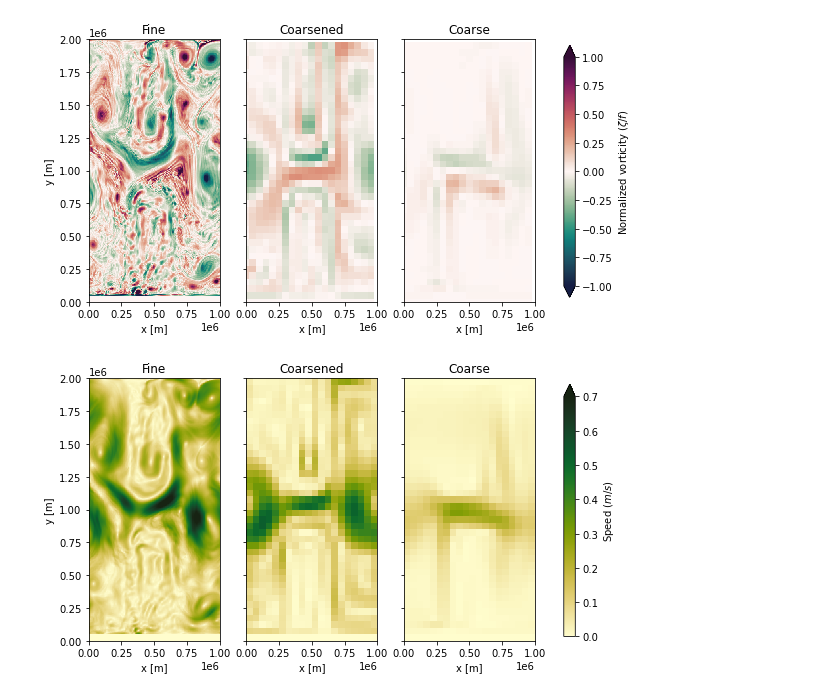
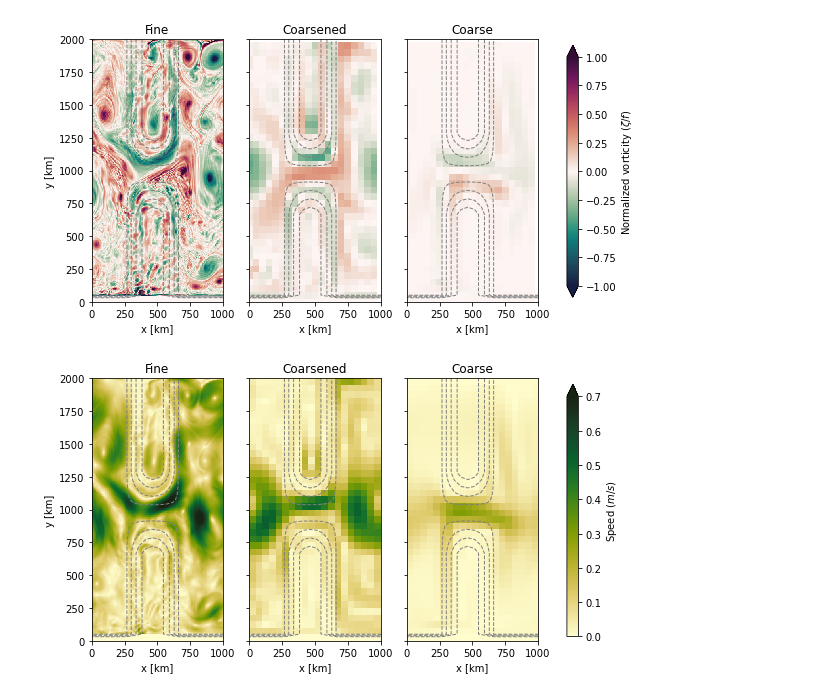
Before and after one commit to daanreijnders/isoneutral-dispersion, a Jupyter notebook: visualization/snapshot_flows.ipynb, the cells around one changed output. Saved outputs shown, nothing was run; the diff lists cells and outputs as text; code cells hidden in the pictures.

```diff
--- a/visualization/snapshot_flows.ipynb
+++ b/visualization/snapshot_flows.ipynb
@@ -9,7 +13,7 @@ import cmocean
 # %%
 data_dir = "/data/oceanparcels/input_data/MITgcm/ACC_channel/"
 ds_fine = xr.open_dataset(data_dir + "ACC_ridge_fine_1y_locb.nc")
-ds_coarsened = xr.open_dataset(data_dir + "ACC_ridge_coarse_1y_locb_tave_fixtemp_with_derivative.nc")
+ds_coarsened = xr.open_dataset(data_dir + "ACC_ridge_fine_1y_locb_coarsened_tave_fixtemp_with_derivative.nc")
 ds_coarse = xr.open_dataset(data_dir + "ACC_ridge_coarse_1y_locb_fixtemp_with_derivative.nc")
 # %%
 metrics = {
@@ -32,6 +31,10 @@ zeta_coarse = (-grid_coarse.diff(ds_coarse.UVEL.isel(time=0, Z=24) * ds_coarse.d
 # %%
 f0=-1.363e-4
 beta=1.313e-11,
+# %%
+topography_coarse = ACC_tools.read_binary_field("/nethome/4302001/diffusion-hydro-mod/ACC_mitgcm_config/GCM/reentrant_coarse/input_ridge_1y_tracer_locb/bathy.50km.bin",
+                                                (40,20),
+                                                dtype=np.dtype('float32'))
 # %%
 fig, ax = plt.subplots(ncols=3, figsize=(8,5))
 
@@ -47,14 +50,24 @@ ax[2].set_title('Coarse')
 
 
 for i in range(3):
+    ax[i].contour(np.linspace(-1e6, 4e6, 100),
+                        np.linspace(0, 2e6, 40),
+                        np.tile(topography_coarse, 5),
+                        levels=np.arange(-3900, -2000, 500),
+                        colors=['grey'],
+                        linestyles='dashed',
+                        linewidths=1,
+                        zorder=2)
     ax[i].set_xlim(0, 1e6)
     ax[i].set_ylim(0, 2e6)
     ax[i].set_aspect(1)
     if i > 0:
         ax[i].set_yticklabels([])
     else:
-        ax[i].set_ylabel("y [m]")
-    ax[i].set_xlabel("x [m]")
+        ax[i].set_ylabel("y [km]")
+        ax[i].set_yticklabels(np.arange(0,2001, 250))
+    ax[i].set_xlabel("x [km]")
+    ax[i].set_xticklabels(np.arange(0,1001, 250))
 
 ax[1].set_ylabel(None)
 ax[2].set_ylabel(None)
@@ -65,36 +78,46 @@ cax = plt.axes([0.95, 0.15, 0.02, 0.7])
 cbar = plt.colorbar(vort_fine_img, cax=cax, shrink=0.5, extend='both', label=r'Normalized vorticity ($\zeta/f$)')
 plt.savefig('out/vorticity.png', dpi=600, bbox_inches='tight')
 # %% [output]
-[figure, old version]
+[figure, new version]
 # %%
 fig, ax = plt.subplots(ncols=3, figsize=(8,5))
 
 speed_fine_img = (np.sqrt(grid_fine.interp(ds_fine.isel(time=0, Z=24).UVEL**2, axis='X', to='center') + grid_fine.interp(ds_fine.isel(time=0, Z=24).VVEL**2, axis='Y', to='center'))).plot(ax=ax[0], vmin=0, vmax=0.7, cmap=cmocean.cm.speed, add_colorbar=False)
 ax[0].set_title('Fine')
 
 speed_coarsened_img = (np.sqrt(grid_coarse.interp(ds_coarsened.isel(Z=24).UVEL**2, axis='X', to='center') + grid_coarse.interp(ds_coarsened.isel(Z=24).VVEL**2, axis='Y', to='center'))).plot(ax=ax[1], vmin=0, vmax=0.7, cmap=cmocean.cm.speed, add_colorbar=False)
 ax[1].set_title('Coarsened')
 
 speed_coarse_img = (np.sqrt(grid_coarse.interp(ds_coarse.isel(time=0, Z=24).UVEL**2, axis='X', to='center') + grid_coarse.interp(ds_coarse.isel(time=0, Z=24).VVEL**2, axis='Y', to='center'))).plot(ax=ax[2], vmin=0, vmax=0.7, cmap=cmocean.cm.speed, add_colorbar=False)
 ax[2].set_title('Coarse')
 
 
 
 for i in range(3):
+    ax[i].contour(np.linspace(-1e6, 4e6, 100),
+                        np.linspace(0, 2e6, 40),
+                        np.tile(topography_coarse, 5),
+                        levels=np.arange(-3900, -2000, 500),
+                        colors=['grey'],
+                        linestyles='dashed',
+                        linewidths=1,
+                        zorder=2)
     ax[i].set_xlim(0, 1e6)
     ax[i].set_ylim(0, 2e6)
     ax[i].set_aspect(1)
     if i > 0:
         ax[i].set_yticklabels([])
     else:
-        ax[i].set_ylabel("y [m]")
-    ax[i].set_xlabel("x [m]")
+        ax[i].set_ylabel("y [km]")
+        ax[i].set_yticklabels(np.arange(0,2001, 250))
+    ax[i].set_xlabel("x [km]")
+    ax[i].set_xticklabels(np.arange(0,1001, 250))
 
 ax[1].set_ylabel(None)
 ax[2].set_ylabel(None)
 
 cax = plt.axes([0.95, 0.15, 0.02, 0.7])
 cbar = plt.colorbar(speed_fine_img, cax=cax, shrink=0.5, extend='max', label=r'Speed ($m/s$)')
 plt.savefig('out/speed.png', dpi=600, bbox_inches='tight')
 # %% [output]
-[figure, old version]
+[figure, new version]
```
Also changed, not shown: parts of 2 cells of this notebook, 37 other files.
